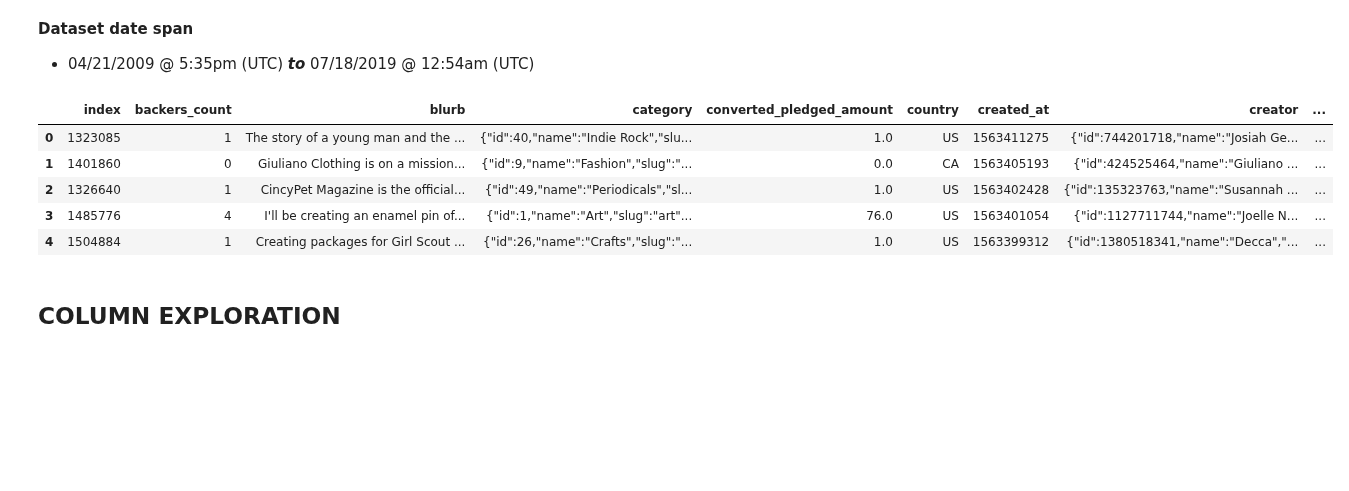
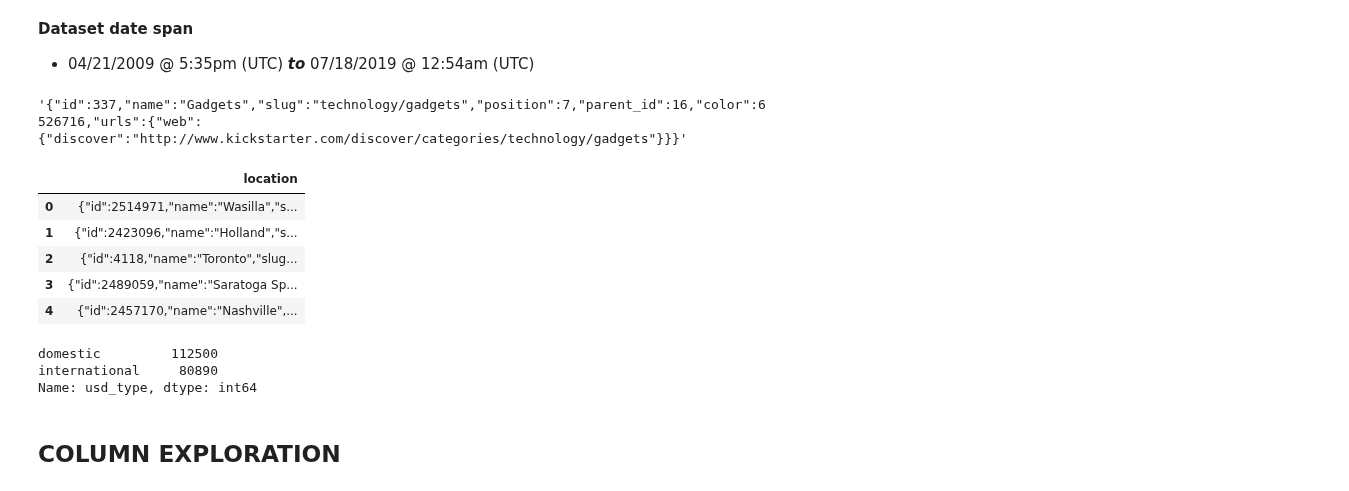
Before and after one commit to nateej1/kickstarter-campaign-classification, a Jupyter notebook: notebooks/01_exploration/20190810-mlb-kickstarter-03-initial-data-exploration.ipynb, the cells around one changed output. Saved outputs shown, nothing was run; the diff lists cells and outputs as text; code cells hidden in the pictures; blank space fills up the shorter version.

```diff
--- a/notebooks/01_exploration/20190810-mlb-kickstarter-03-initial-data-exploration.ipynb
+++ b/notebooks/01_exploration/20190810-mlb-kickstarter-03-initial-data-exploration.ipynb
@@ -69,3 +69,7 @@ Name: state, dtype: int64
 **Dataset date span**
 
 * 04/21/2009 @ 5:35pm (UTC) **_to_** 07/18/2019 @ 12:54am (UTC)
+# %%
+df_csv.category[1999]
+# %% [output]
+'{"id":337,"name":"Gadgets","slug":"technology/gadgets","position":7,"parent_id":16,"color":6526716,"urls":{"web":{"discover":"http://www.kickstarter.com/discover/categories/technology/gadgets"}}}'
@@ -72,12 +78,20 @@ Name: state, dtype: int64
+# %%
+test2 = pd.DataFrame(df_csv.location)
 # %%
-df_csv.head()
+test2.head()
 # %% [output]
-|  | index | backers_count | blurb | category | converted_pledged_amount | country | created_at | creator | ... |
-| 0 | 1323085 | 1 | The story of a young man and the ... | {"id":40,"name":"Indie Rock","slu... | 1.0 | US | 1563411275 | {"id":744201718,"name":"Josiah Ge... | ... |
-| 1 | 1401860 | 0 | Giuliano Clothing is on a mission... | {"id":9,"name":"Fashion","slug":"... | 0.0 | CA | 1563405193 | {"id":424525464,"name":"Giuliano ... | ... |
-| 2 | 1326640 | 1 | CincyPet Magazine is the official... | {"id":49,"name":"Periodicals","sl... | 1.0 | US | 1563402428 | {"id":135323763,"name":"Susannah ... | ... |
-| 3 | 1485776 | 4 | I'll be creating an enamel pin of... | {"id":1,"name":"Art","slug":"art"... | 76.0 | US | 1563401054 | {"id":1127711744,"name":"Joelle N... | ... |
-| 4 | 1504884 | 1 | Creating packages for Girl Scout ... | {"id":26,"name":"Crafts","slug":"... | 1.0 | US | 1563399312 | {"id":1380518341,"name":"Decca","... | ... |
+|  | location |
+| 0 | {"id":2514971,"name":"Wasilla","s... |
+| 1 | {"id":2423096,"name":"Holland","s... |
+| 2 | {"id":4118,"name":"Toronto","slug... |
+| 3 | {"id":2489059,"name":"Saratoga Sp... |
+| 4 | {"id":2457170,"name":"Nashville",... |
+# %%
+df_csv.usd_type.value_counts()
+# %% [output]
+domestic         112500
+international     80890
+Name: usd_type, dtype: int64
 # %% [markdown]
 ## COLUMN EXPLORATION
 # %%
```
Also changed, not shown: parts of 4 cells of this notebook, 1 other file.
